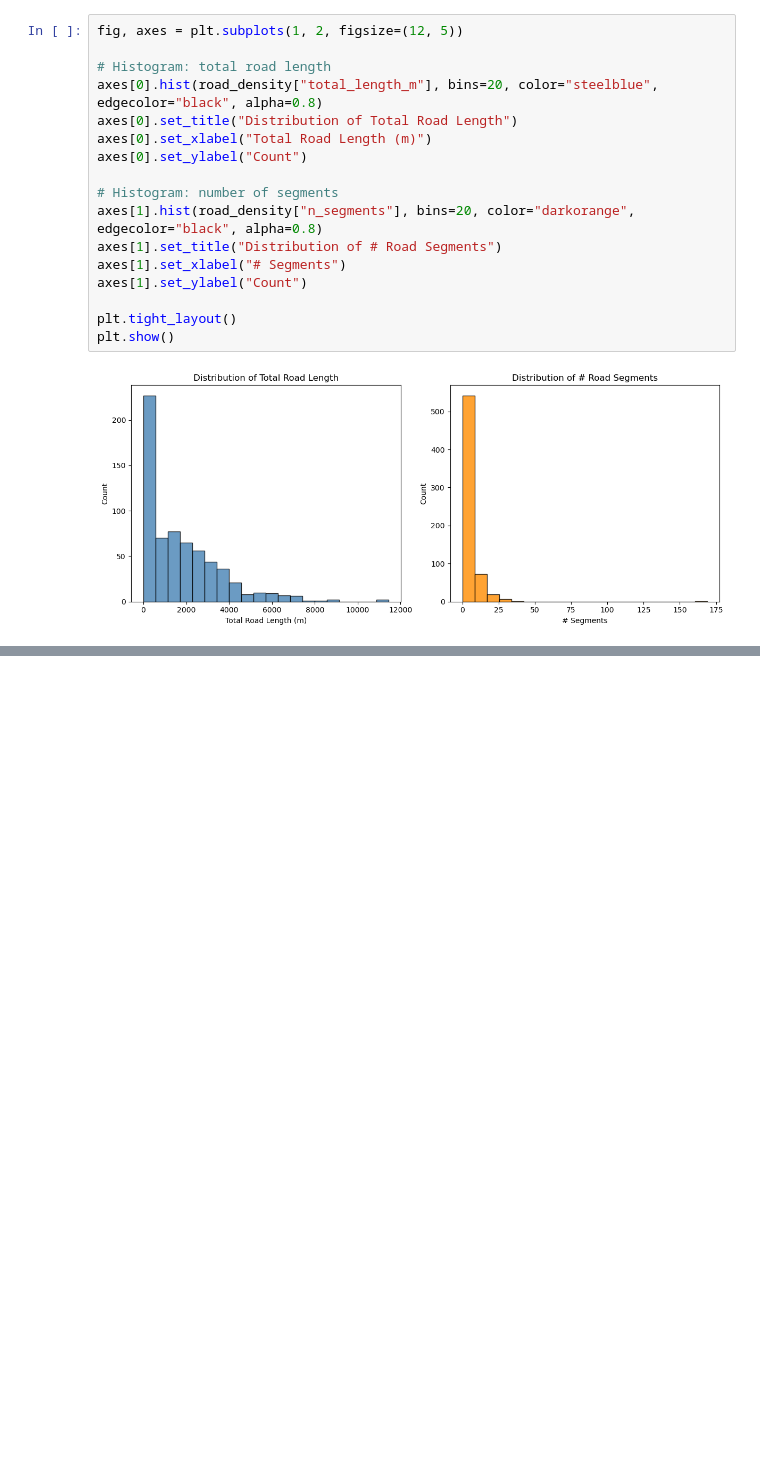
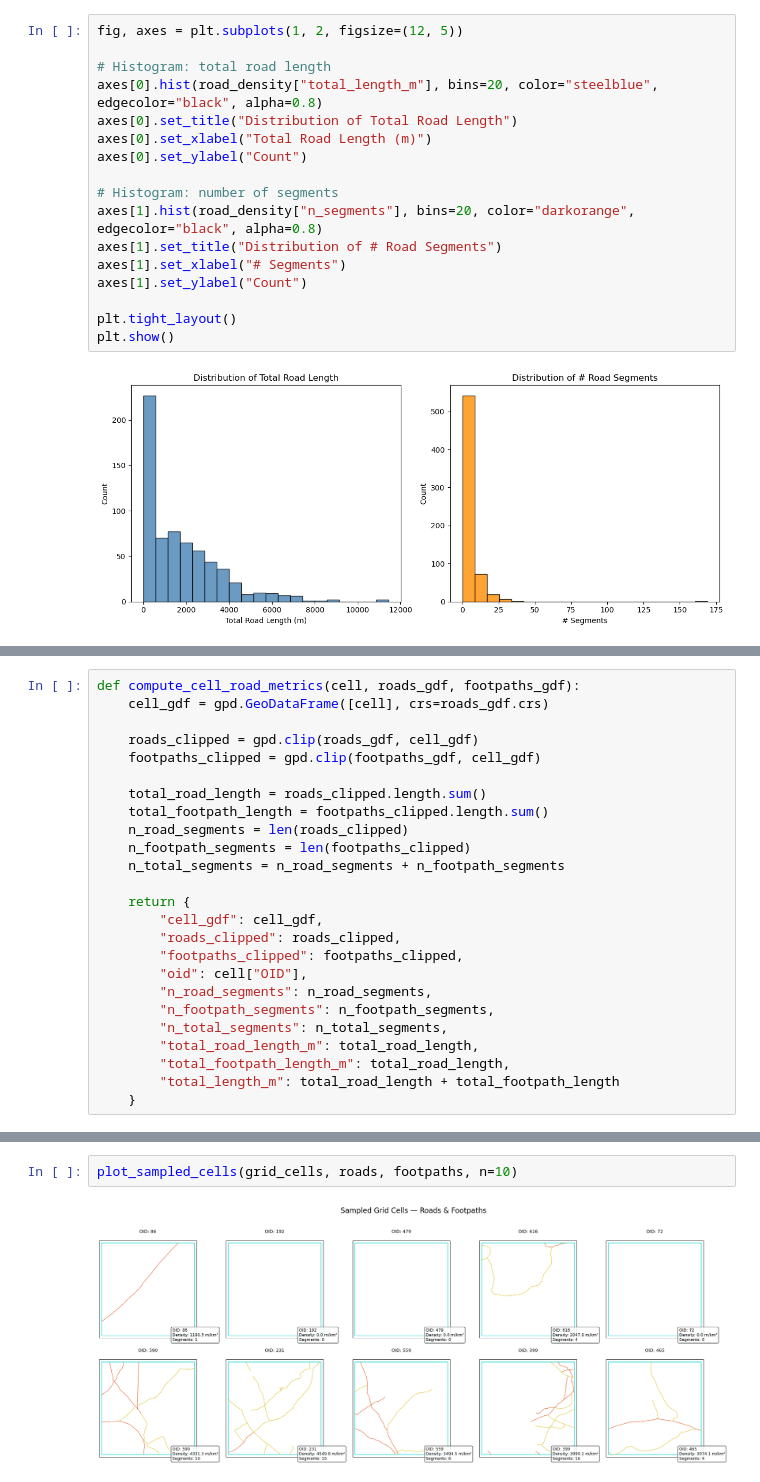
Before and after one commit to zrmondsc/uganda_roads, a Jupyter notebook: notebooks/00c_exploratory_grids.ipynb, the cells around one changed output, grey strips where cells are left out. Drawn from its saved outputs; the diff is of its cells as text; blank space fills up the shorter version.

```diff
--- a/notebooks/00c_exploratory_grids.ipynb
+++ b/notebooks/00c_exploratory_grids.ipynb
@@ -421,0 +450,25 @@ plt.show()
+# %%
+def compute_cell_road_metrics(cell, roads_gdf, footpaths_gdf):
+    cell_gdf = gpd.GeoDataFrame([cell], crs=roads_gdf.crs)
+
+    roads_clipped = gpd.clip(roads_gdf, cell_gdf)
+    footpaths_clipped = gpd.clip(footpaths_gdf, cell_gdf)
+
+    total_road_length = roads_clipped.length.sum()
+    total_footpath_length = footpaths_clipped.length.sum()
+    n_road_segments = len(roads_clipped)
+    n_footpath_segments = len(footpaths_clipped)
+    n_total_segments = n_road_segments + n_footpath_segments
+
+    return {
+        "cell_gdf": cell_gdf,
+        "roads_clipped": roads_clipped,
+        "footpaths_clipped": footpaths_clipped,
+        "oid": cell["OID"],
+        "n_road_segments": n_road_segments,
+        "n_footpath_segments": n_footpath_segments,
+        "n_total_segments": n_total_segments,
+        "total_road_length_m": total_road_length,
+        "total_footpath_length_m": total_road_length,
+        "total_length_m": total_road_length + total_footpath_length
+    }
@@ -421,0 +542,4 @@ plt.show()
+# %%
+plot_sampled_cells(grid_cells, roads, footpaths, n=10)
+# %% [output]
+[figure, added]
```
Also changed, not shown: parts of 4 cells of this notebook, 5 other files.
